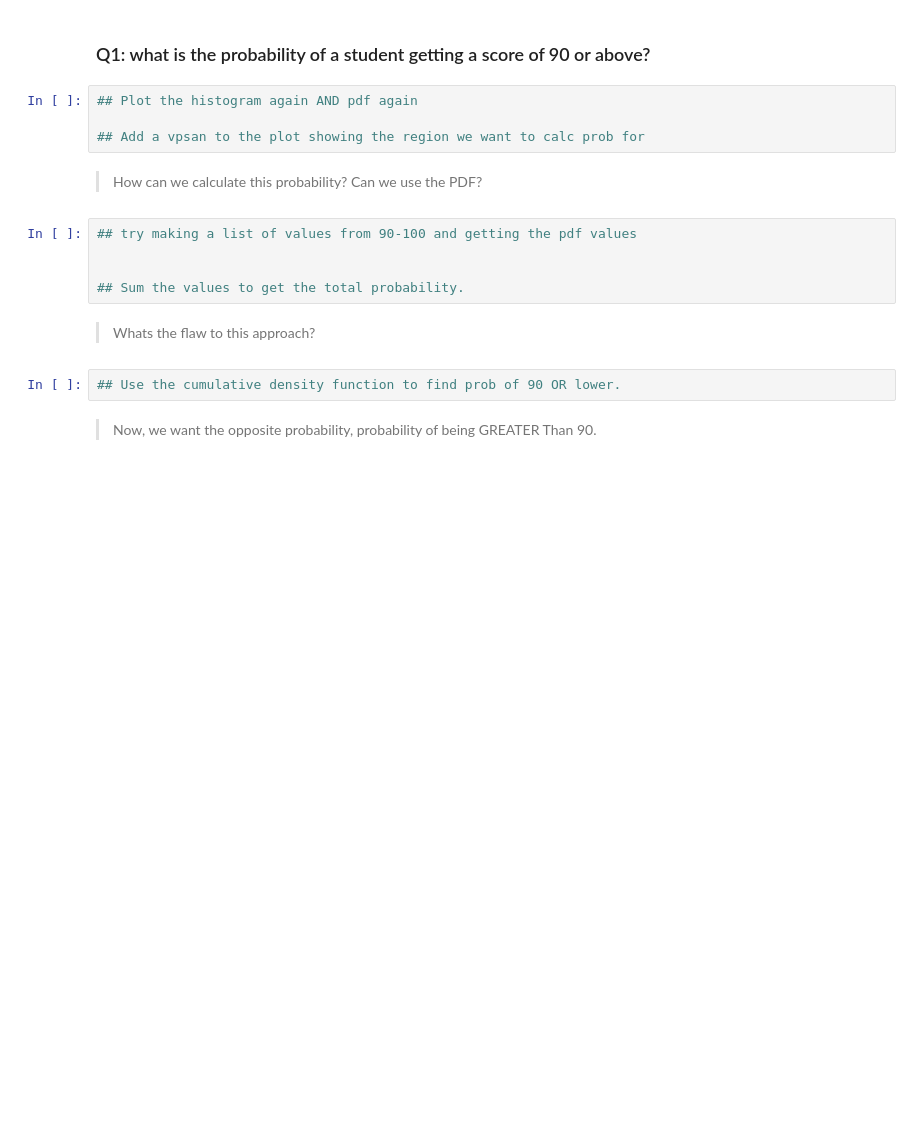
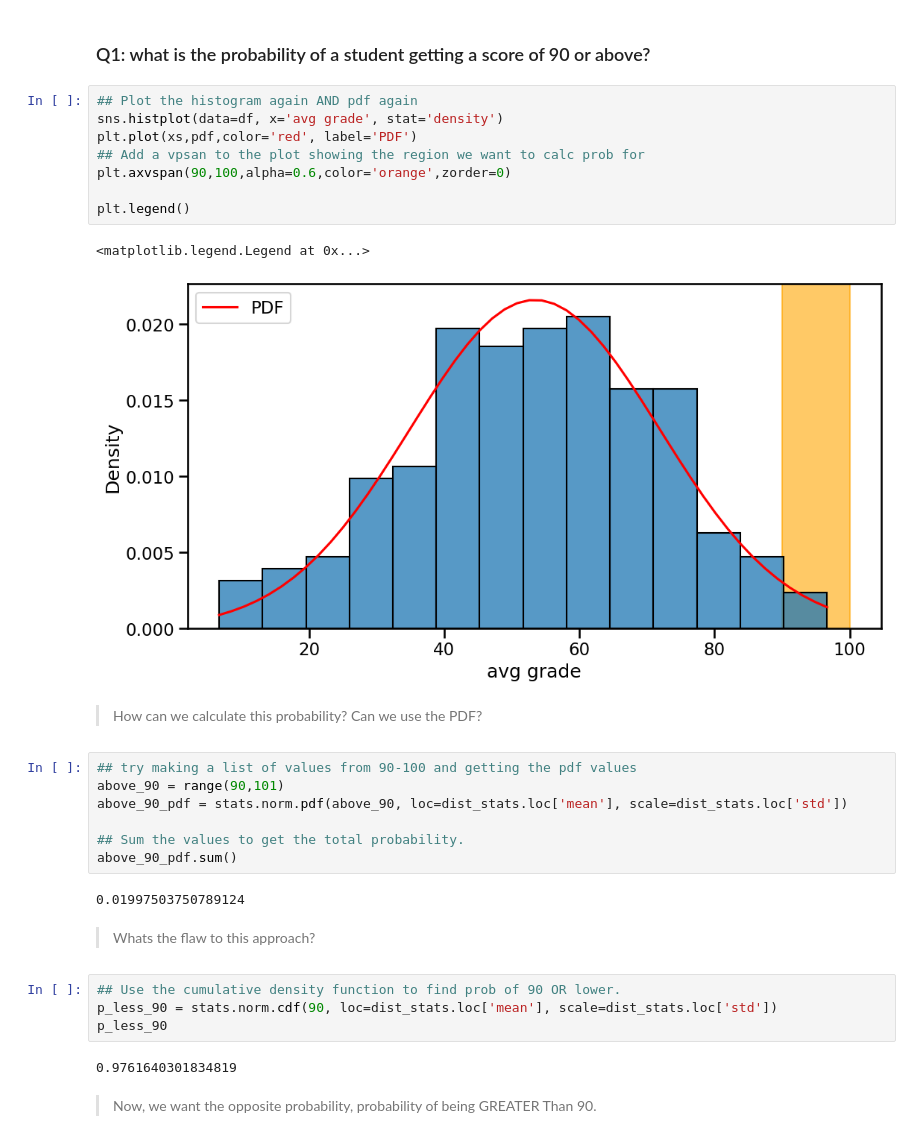
Before and after one commit to MileneCV/data-enrichment-wk15-lect01-codealong, a Jupyter notebook: PreClass - From Distributions to Hypothesis copy.ipynb, the cells around one changed output. Cells and saved outputs as stored; diff of their text form; blank space fills up the shorter version.

```diff
--- a/PreClass - From Distributions to Hypothesis copy.ipynb
+++ b/PreClass - From Distributions to Hypothesis copy.ipynb
@@ -56,19 +136,34 @@ pd.set_option('display.max_columns',100)
 ### Q1: what is the probability of a student getting a score of 90 or above?
 # %%
 ## Plot the histogram again AND pdf again
+sns.histplot(data=df, x='avg grade', stat='density')
+plt.plot(xs,pdf,color='red', label='PDF')
+## Add a vpsan to the plot showing the region we want to calc prob for
+plt.axvspan(90,100,alpha=0.6,color='orange',zorder=0)
 
-## Add a vpsan to the plot showing the region we want to calc prob for
+plt.legend()
+# %% [output]
+<matplotlib.legend.Legend at 0x...>
+[figure, added]
 # %% [markdown]
 > How can we calculate this probability? Can we use the PDF?
 # %%
 ## try making a list of values from 90-100 and getting the pdf values
-
+above_90 = range(90,101)
+above_90_pdf = stats.norm.pdf(above_90, loc=dist_stats.loc['mean'], scale=dist_stats.loc['std'])
 
 ## Sum the values to get the total probability.
+above_90_pdf.sum()
+# %% [output]
+0.01997503750789124
 # %% [markdown]
 > Whats the flaw to this approach?
 # %%
 ## Use the cumulative density function to find prob of 90 OR lower.
+p_less_90 = stats.norm.cdf(90, loc=dist_stats.loc['mean'], scale=dist_stats.loc['std'])
+p_less_90
+# %% [output]
+0.9761640301834819
 # %% [markdown]
 > Now, we want the opposite probability, probability of being GREATER Than 90.
 # %%
```
Also changed, not shown: parts of 29 cells of this notebook.
